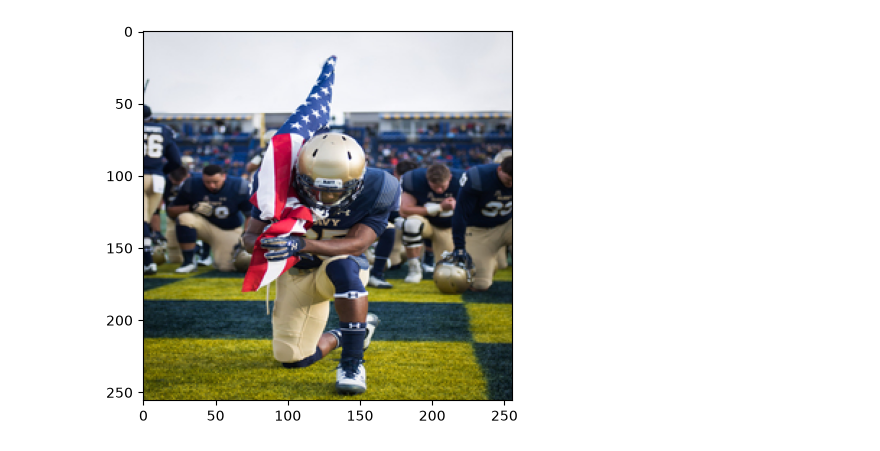
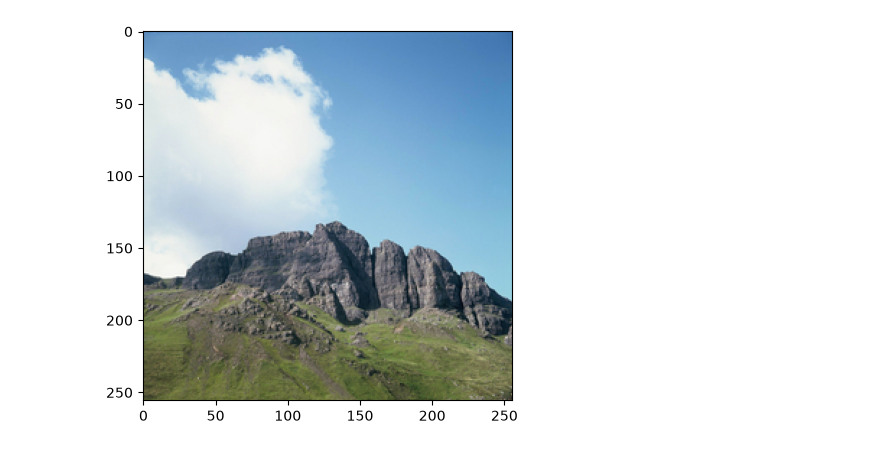
Before and after one commit to d22fish/cvImgCompression, a Jupyter notebook: v5.0FuncCompress.ipynb, the cells around one changed output. Cells and saved outputs as stored; diff of their text form; code cells hidden in the pictures.

```diff
--- a/v5.0FuncCompress.ipynb
+++ b/v5.0FuncCompress.ipynb
@@ -38,39 +38,39 @@ img2[3][1] = [255,255,60]; img2[4][1] = [255,255,60]; img2[5][1] = [255,255,60];
 img2[6][3] = [255,255,60]; img2[6][4] = [255,255,60]; img2[6][5] = [255,255,60]; img2[6][6] = [255,255,60]; img2[6][7] = [255,255,60]
 img2[3][6] = [60,255,255]
 # %%
-chosenImage = pics[4]
+chosenImage = pics[3]
 
 #HYPERPARAMETER
 thresh = 0.15               # color similarity threshold
 
 # Color diversity score from CIELAB quantized bins
 lab = cv2.cvtColor(chosenImage, cv2.COLOR_BGR2LAB)
 
 # Quantize channels
 l_bin = (lab[:, :, 0] // 16).astype(np.int32)
 a_bin = (lab[:, :, 1] // 16).astype(np.int32)
 b_bin = (lab[:, :, 2] // 16).astype(np.int32)
 
 key = l_bin * 16 * 16 + a_bin * 16 + b_bin
 unique_colors = np.unique(key).size
 
 if unique_colors < 75:
     pyrLevels = 1
 elif unique_colors < 200:
     pyrLevels = 2
 else:
     pyrLevels = 3
 
 # Convert BGR to RGB for PIL (PIL expects RGB format)
 chosenImageRGB = cv2.cvtColor(chosenImage, cv2.COLOR_BGR2RGB)
 im = Image.fromarray(chosenImageRGB)
 im.save('test.png')
 im.save('test.jpg')
 im.save('test.tiff')
 plt.imshow(cv2.cvtColor(chosenImage, cv2.COLOR_RGB2BGR))
 plt.show()
 # %% [output]
-[figure, old version]
+[figure, new version]
 # %%
 # Apply bilateral filter
 chosenImageFiltered = cv2.bilateralFilter(chosenImage, d=7, sigmaColor=35, sigmaSpace=35)
```
Also changed, not shown: parts of 3 cells of this notebook, 9 other files.
